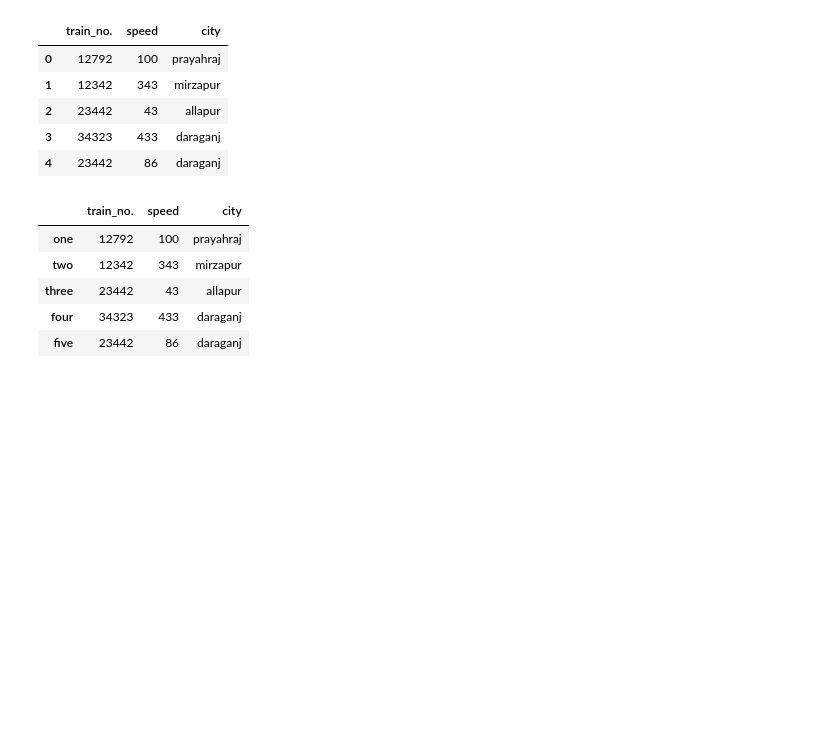
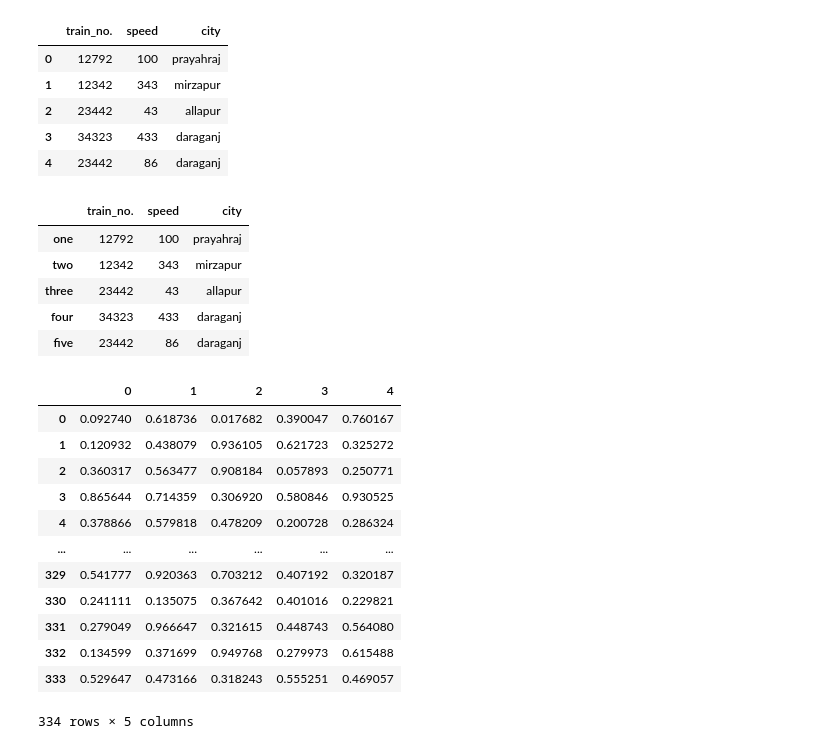
Before and after one commit to georgepr0xy/Pandas, a Jupyter notebook: pads.ipynb, the cells around one changed output. Drawn from its saved outputs; the diff is of its cells as text; code cells hidden in the pictures; blank space fills up the shorter version.

```diff
--- a/pads.ipynb
+++ b/pads.ipynb
@@ -105,0 +108,16 @@ train
+# %%
+newdf
+# %% [output]
+|  | 0 | 1 | 2 | 3 | 4 |
+| 0 | 0.092740 | 0.618736 | 0.017682 | 0.390047 | 0.760167 |
+| 1 | 0.120932 | 0.438079 | 0.936105 | 0.621723 | 0.325272 |
+| 2 | 0.360317 | 0.563477 | 0.908184 | 0.057893 | 0.250771 |
+| 3 | 0.865644 | 0.714359 | 0.306920 | 0.580846 | 0.930525 |
+| 4 | 0.378866 | 0.579818 | 0.478209 | 0.200728 | 0.286324 |
+| ... | ... | ... | ... | ... | ... |
+| 329 | 0.541777 | 0.920363 | 0.703212 | 0.407192 | 0.320187 |
+| 330 | 0.241111 | 0.135075 | 0.367642 | 0.401016 | 0.229821 |
+| 331 | 0.279049 | 0.966647 | 0.321615 | 0.448743 | 0.564080 |
+| 332 | 0.134599 | 0.371699 | 0.949768 | 0.279973 | 0.615488 |
+| 333 | 0.529647 | 0.473166 | 0.318243 | 0.555251 | 0.469057 |
+334 rows × 5 columns
```
Also changed, not shown: parts of 27 cells of this notebook.
